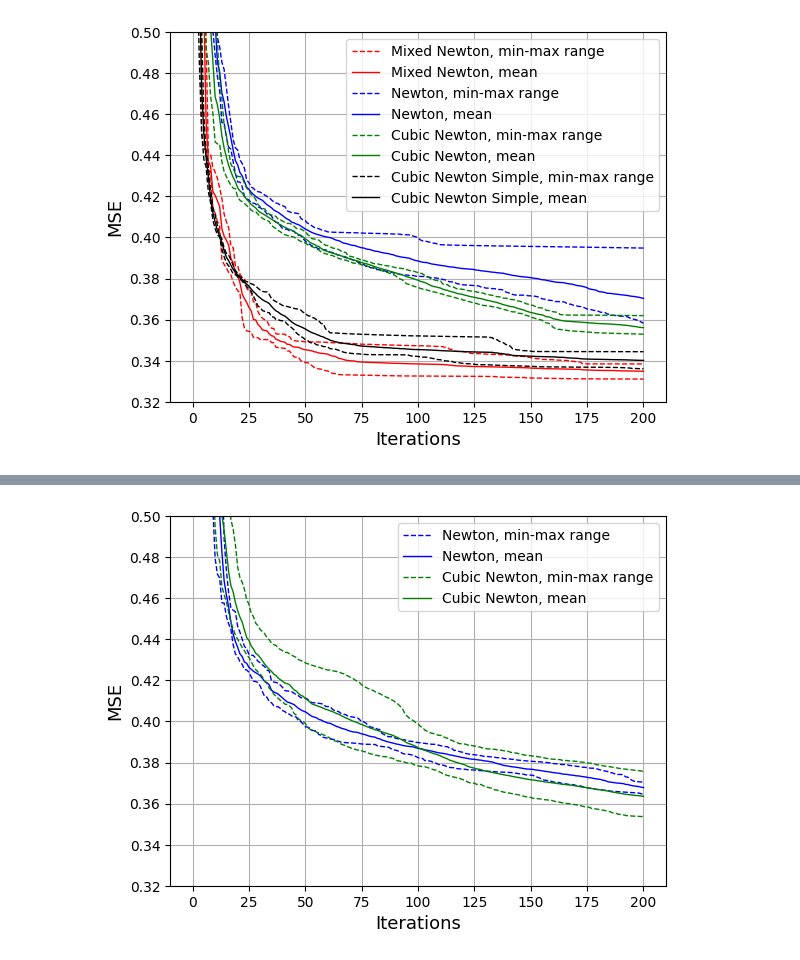
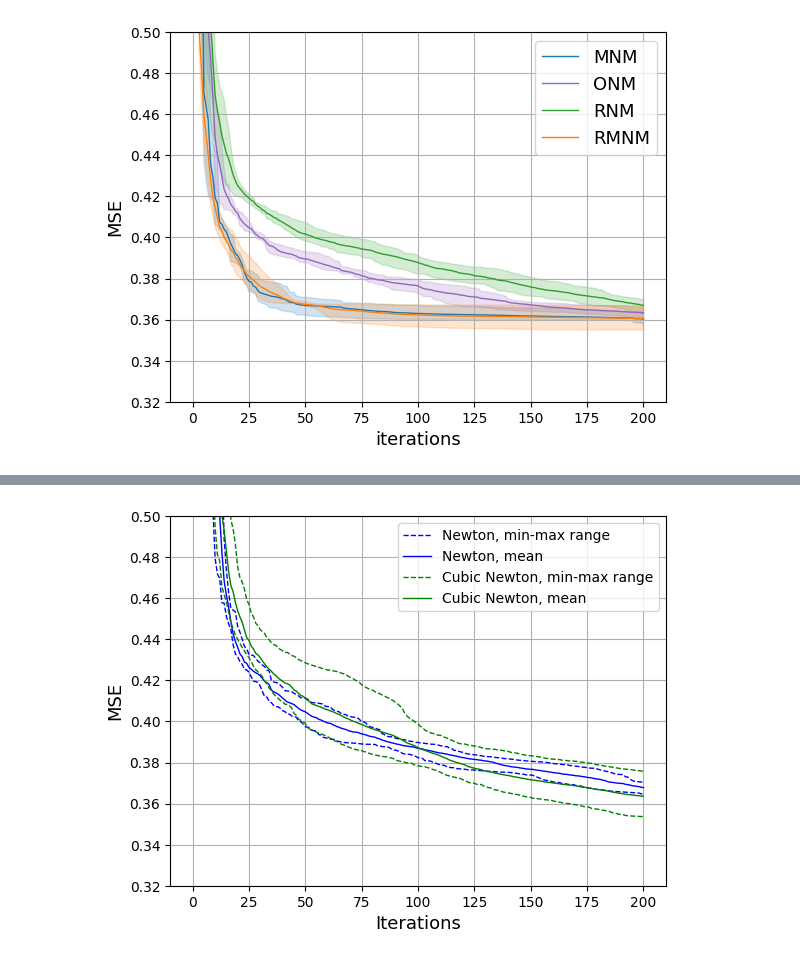
Before and after one commit to AlexDegt/regularized_mixed_newton, a Jupyter notebook: experiments/MLP/plot_summary.ipynb, the cells around one changed output, grey strips where cells are left out. Drawn from its saved outputs; the diff is of its cells as text; code cells hidden in the pictures.

Commit message:
Changed plot colors and fill

```diff
--- a/experiments/MLP/plot_summary.ipynb
+++ b/experiments/MLP/plot_summary.ipynb
@@ -26,54 +26,67 @@ lc_max = np.zeros((len(methods), epochs + 1))
 for j_method, method in enumerate(methods):
 
     for exp in range(exp_num):
 
         for chunk_num_i in chunk_num:
-            exp_name = f"complex_hidden=10_std=0.1_{method}__{seed_0+exp}"
+            exp_name = f"complex_hidden=10_std=0.1_{method}_real_init_{seed_0+exp}"
             # exp_name = f"complex_10_{method}_{2+exp}"
 
             add_folder = os.path.join("results_final")
             curr_path = os.getcwd()
             load_path = os.path.join(curr_path, add_folder, exp_name)
 
             # Plot learning curve for quality criterion
             lc_train[j_method, exp, :] = np.load(os.path.join(load_path, "lc_train_" + exp_name + ".npy"))[:epochs + 1] / train_size
 
     lc_aver[j_method, :] = np.mean(lc_train[j_method, :, :], axis=0)
     lc_min[j_method, :] = np.min(lc_train[j_method, :, :], axis=0)
     lc_max[j_method, :] = np.max(lc_train[j_method, :, :], axis=0)
 
 # plt.figure(figure)
 fig, ax = plt.subplots()
 
-ax.plot(lc_min[0, :], color='red', linestyle='dashed', label='newt_min', linewidth=1)
-ax.plot(lc_aver[0, :], color='red', linestyle='solid', label='newt_aver', linewidth=1)
-ax.plot(lc_max[0, :], color='red', linestyle='dashed', label='newt_max', linewidth=1)
+colors = ['#1f77b4', '#9467bd', '#2ca02c', '#ff7f0e']
+alpha=0.2
 
-ax.plot(lc_min[1, :], color='blue', linestyle='dashed', label='cubic_min', linewidth=1)
-ax.plot(lc_aver[1, :], color='blue', linestyle='solid', label='cubic_aver', linewidth=1)
-ax.plot(lc_max[1, :], color='blue', linestyle='dashed', label='cubic_max', linewidth=1)
+# ax.plot(lc_min[0, :], color=colors[0], linestyle='dashed', label='newt_min', linewidth=1)
+ax.plot(lc_aver[0, :], color=colors[0], linestyle='solid', label='newt_aver', linewidth=1)
+# ax.plot(lc_max[0, :], color=colors[0], linestyle='dashed', label='newt_max', linewidth=1)
+plt.fill_between(np.arange(len(lc_min[0, :])), lc_min[0, :], lc_max[0, :], color=colors[0], alpha=alpha)
 
-ax.plot(lc_min[2, :], color='green', linestyle='dashed', label='cubic_min', linewidth=1)
-ax.plot(lc_aver[2, :], color='green', linestyle='solid', label='cubic_aver', linewidth=1)
-ax.plot(lc_max[2, :], color='green', linestyle='dashed', label='cubic_max', linewidth=1)
+# ax.plot(lc_min[1, :], color=colors[1], linestyle='dashed', label='cubic_min', linewidth=1)
+ax.plot(lc_aver[1, :], color=colors[1], linestyle='solid', label='cubic_aver', linewidth=1)
+# ax.plot(lc_max[1, :], color=colors[1], linestyle='dashed', label='cubic_max', linewidth=1)
+plt.fill_between(np.arange(len(lc_min[1, :])), lc_min[1, :], lc_max[1, :], color=colors[1], alpha=alpha)
 
-ax.plot(lc_min[3, :], color='black', linestyle='dashed', label='cubic_min', linewidth=1)
-ax.plot(lc_aver[3, :], color='black', linestyle='solid', label='cubic_aver', linewidth=1)
-ax.plot(lc_max[3, :], color='black', linestyle='dashed', label='cubic_max', linewidth=1)
+# ax.plot(lc_min[2, :], color=colors[2], linestyle='dashed', label='cubic_min', linewidth=1)
+ax.plot(lc_aver[2, :], color=colors[2], linestyle='solid', label='cubic_aver', linewidth=1)
+# ax.plot(lc_max[2, :], color=colors[2], linestyle='dashed', label='cubic_max', linewidth=1)
+plt.fill_between(np.arange(len(lc_min[2, :])), lc_min[2, :], lc_max[2, :], color=colors[2], alpha=alpha)
 
-plt.xlabel('Iterations', fontsize=13)
+# ax.plot(lc_min[3, :], color=colors[3], linestyle='dashed', label='cubic_min', linewidth=1)
+ax.plot(lc_aver[3, :], color=colors[3], linestyle='solid', label='cubic_aver', linewidth=1)
+# ax.plot(lc_max[3, :], color=colors[3], linestyle='dashed', label='cubic_max', linewidth=1)
+plt.fill_between(np.arange(len(lc_min[3, :])), lc_min[3, :], lc_max[3, :], color=colors[3], alpha=alpha)
+
+plt.xlabel('iterations', fontsize=13)
 plt.ylabel('MSE', fontsize=13)
-ax.legend(handles=[plt.gca().get_lines()[0], plt.gca().get_lines()[1],
-                    plt.gca().get_lines()[3], plt.gca().get_lines()[4],
-          plt.gca().get_lines()[6], plt.gca().get_lines()[7],
-plt.gca().get_lines()[9], plt.gca().get_lines()[10]],
-                    labels=['Mixed Newton, min-max range', 'Mixed Newton, mean',
-                            'Newton, min-max range', 'Newton, mean',
-                            'Cubic Newton, min-max range', 'Cubic Newton, mean',
-                            'Cubic Newton Simple, min-max range', 'Cubic Newton Simple, mean'], fontsize=10)
+ax.legend(
+# handles=[plt.gca().get_lines()[0], plt.gca().get_lines()[1],
+#                     plt.gca().get_lines()[3], plt.gca().get_lines()[4],
+#           plt.gca().get_lines()[6], plt.gca().get_lines()[7],
+# plt.gca().get_lines()[9], plt.gca().get_lines()[10]],
+    handles=[plt.gca().get_lines()[0], plt.gca().get_lines()[1],
+                    plt.gca().get_lines()[2], plt.gca().get_lines()[3]],
+          labels=['MNM',
+                            'ONM',
+                            'RNM',
+                            'RMNM'], fontsize=13)
+                    # labels=['MNM, min-max range', 'MNM, mean',
+                    #         'ONM, min-max range', 'OMN, mean',
+                    #         'RNM, min-max range', 'RNM, mean',
+                    #         'RMNM, min-max range', 'RMNM, mean'], fontsize=10)
 
 plt.ylim(0.32, 0.5)
-
 plt.grid()
 # %% [output]
-[figure, old version]
+[figure, new version]
```
Also changed, not shown: parts of 1 cell of this notebook.
